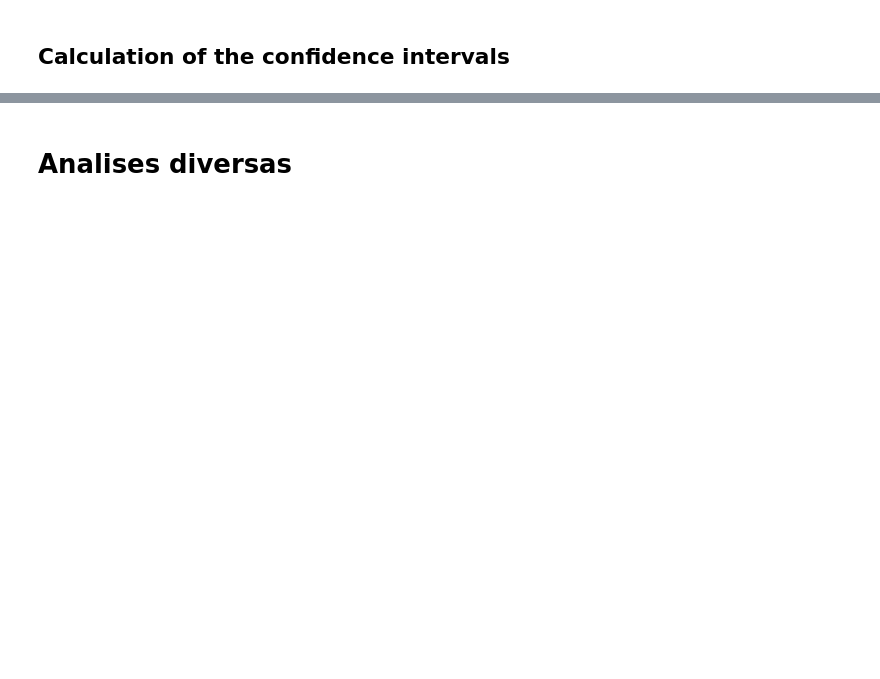
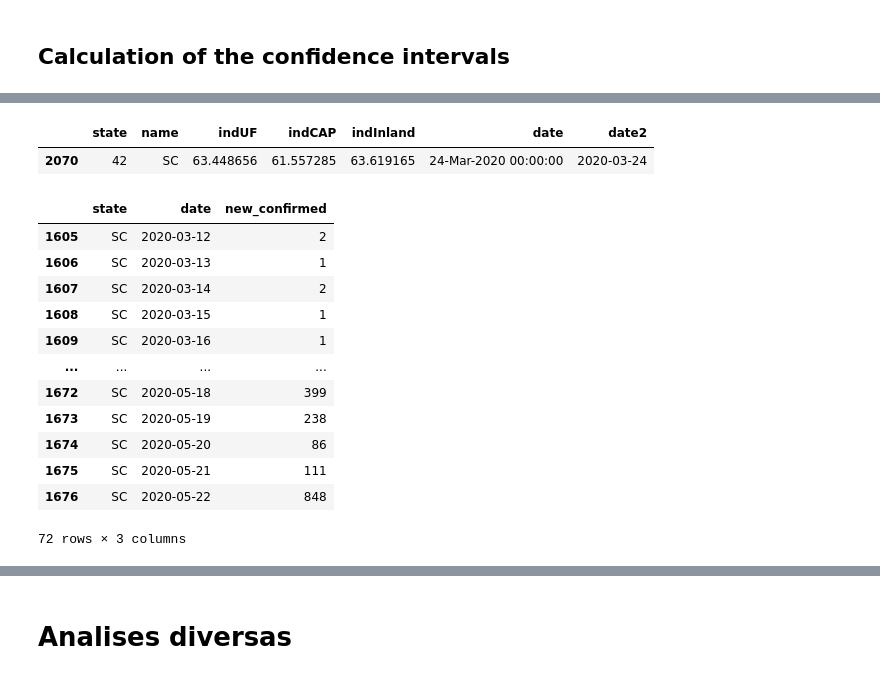
Before and after one commit to Julian-sun/Assessing-the-nationwide-impact-of-COVID-19-mitigation-policies-on-the-transmission-rate-of-SARS-CoV, a Jupyter notebook: script/Code analysis.ipynb, the cells around one changed output, grey strips where cells are left out. Saved outputs shown, nothing was run; the diff lists cells and outputs as text; code cells hidden in the pictures; blank space fills up the shorter version.

```diff
--- a/script/Code analysis.ipynb
+++ b/script/Code analysis.ipynb
@@ -47,4 +77,4 @@ strg = pd.read_csv('/Users/julianeoliveira/Desktop/dropbox_15_11_2019/Artigos_pr
     * Stringency
     * Rt
 # %%
-df = df[df.date <= '2020-05-22']
+df = df[(df.date >= '2020-03-01') & (df.date <= '2020-05-22')]
@@ -367,0 +866,2 @@ dfs_result.to_csv('/Users/julianeoliveira/Desktop/dropbox_15_11_2019/Artigos_pre
+# %%
+series_state.date =  pd.to_datetime(series_state.date)
@@ -367,0 +926,24 @@ dfs_result.to_csv('/Users/julianeoliveira/Desktop/dropbox_15_11_2019/Artigos_pre
+# %%
+s = 'SC'
+mobs = mob[mob.name == s][(mob[mob.name == s].date2 >= cases.iloc[0,1])]
+
+mobs[mobs.indUF == max(mobs.indUF)]
+# %% [output]
+|  | state | name | indUF | indCAP | indInland | date | date2 |
+| 2070 | 42 | SC | 63.448656 | 61.557285 | 63.619165 | 24-Mar-2020 00:00:00 | 2020-03-24 |
+# %%
+series_state[series_state.state == 'SC']
+# %% [output]
+|  | state | date | new_confirmed |
+| 1605 | SC | 2020-03-12 | 2 |
+| 1606 | SC | 2020-03-13 | 1 |
+| 1607 | SC | 2020-03-14 | 2 |
+| 1608 | SC | 2020-03-15 | 1 |
+| 1609 | SC | 2020-03-16 | 1 |
+| ... | ... | ... | ... |
+| 1672 | SC | 2020-05-18 | 399 |
+| 1673 | SC | 2020-05-19 | 238 |
+| 1674 | SC | 2020-05-20 | 86 |
+| 1675 | SC | 2020-05-21 | 111 |
+| 1676 | SC | 2020-05-22 | 848 |
+72 rows × 3 columns
```
Also changed, not shown: parts of 54 cells of this notebook, 2 other files.
